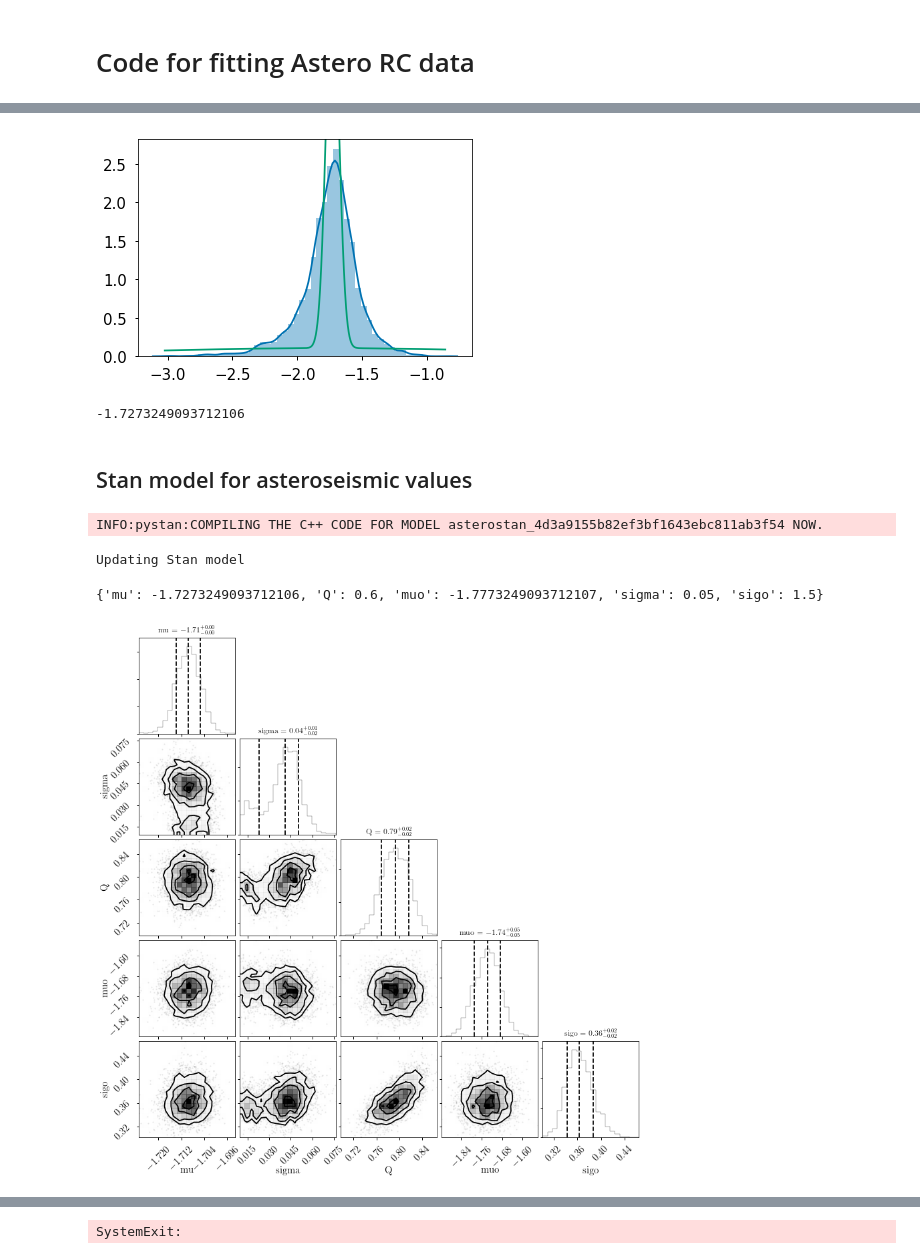
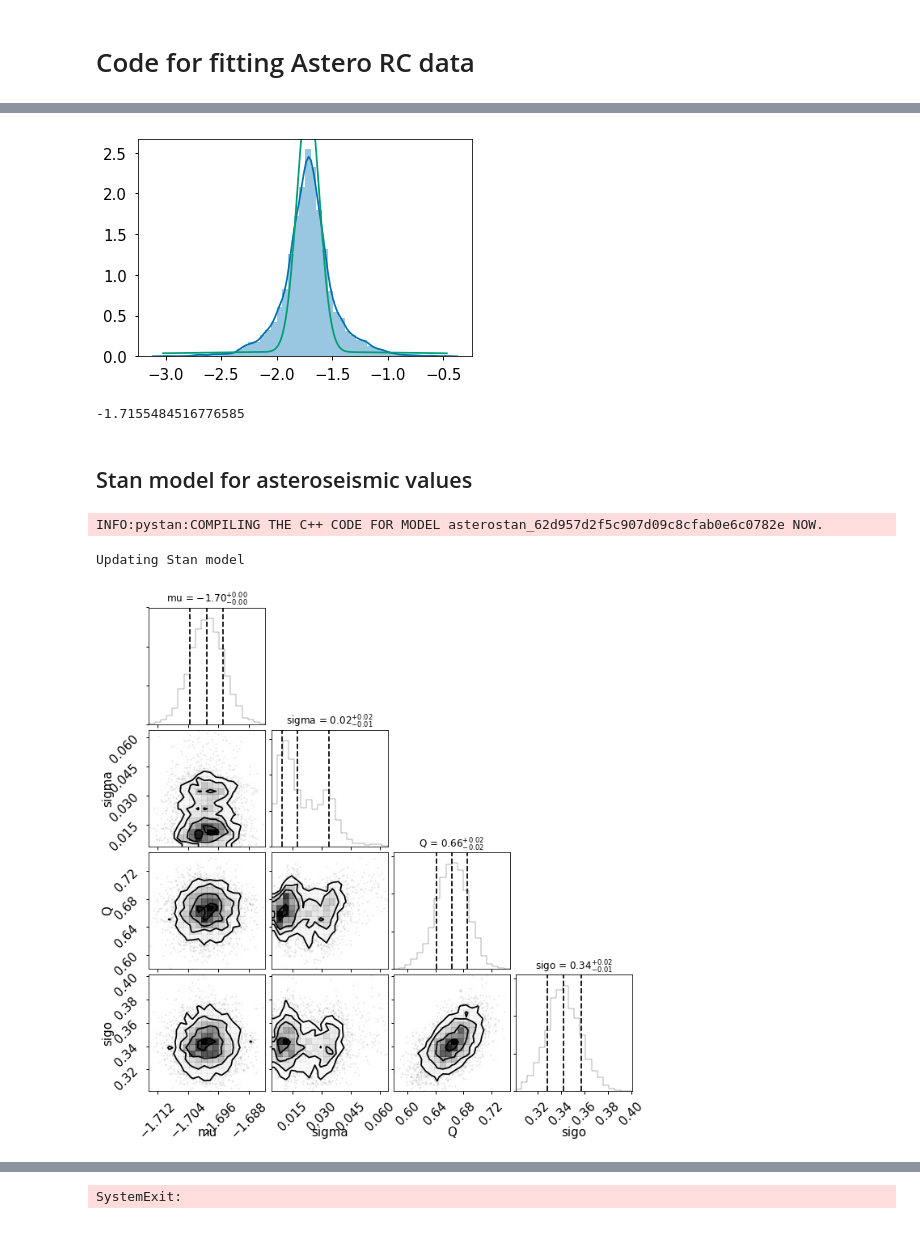
Before and after one commit to ojhall94/GAIA, a Jupyter notebook: hbmm_yu18_ast.ipynb, the cells around one changed output, grey strips where cells are left out. Saved outputs shown, nothing was run; the diff lists cells and outputs as text; code cells hidden in the pictures.

```diff
--- a/hbmm_yu18_ast.ipynb
+++ b/hbmm_yu18_ast.ipynb
@@ -16,7 +16,7 @@ import pystan
 import os
 import pickle
 
-els = True
+els = False
 
 import sys
 # %%
@@ -59,10 +56,10 @@ df.head(2)
 Ks = df.ast_MKs.values
 x = np.linspace(Ks.min(),Ks.max(),1000)
 
-rQ = 0.6
+rQ = 0.8
 rmu = np.median(Ks)
 rmuo = np.median(Ks) - 0.05
-rsigma = .05
+rsigma = .1
 rsigo = 1.5
 
 rfg = normal(x, rmu, rsigma)
@@ -75,8 +72,8 @@ plt.show()
 
 print(np.median(Ks))
 # %% [output]
-[figure, old version]
+[figure, new version]
--1.7273249093712106
+-1.7155484516776585
 # %% [markdown]
 ## Stan model for asteroseismic values
 # %%
@@ -99,26 +96,24 @@ parameters {
 }
 transformed parameters{
     real Mtrue[N];
-    real tsigo;
 
     for (n in 1:N){
-        Mtrue[n] = mu + sigma*Mtrue_std[n];
+        Mtrue[n] = mu + Mtrue_std[n];
     }
-    tsigo = sigo / sigma;
 }
 model {
-    mu ~ uniform(-2., -1.); //p(theta)
+    mu ~ uniform(-1.9, -1.5);  //p(theta)
     sigma ~ uniform(0., .3); //''
-    sigo ~ uniform(.3, 3.);  //''
-    Q ~ uniform(0., 1.);      //''
+    sigo ~ uniform(.3, 1.5);  //''
+    Q ~ uniform(0., 1.);    //''
 
     Mobs ~ normal(Mtrue, Munc); //p(D | theta, alpha)
 
     //p(alpha | theta)
     for (n in 1:N)
         target += log_mix(Q,
-                    normal_lpdf(Mtrue_std[n] | 0., 1.),
-                    normal_lpdf(Mtrue_std[n] | 0., tsigo));
+                    normal_lpdf(Mtrue_std[n] | 0., sigma),
+                    normal_lpdf(Mtrue_std[n] | 0.,  sigo));
 }
 '''
 model_path = 'asterostan.pkl'
@@ -137,10 +132,10 @@ else:
         with open(model_path, 'wb') as f:
             pickle.dump(sm, f)
 # %% [output]
-INFO:pystan:COMPILING THE C++ CODE FOR MODEL asterostan_4d3a9155b82ef3bf1643ebc811ab3f54 NOW.
+INFO:pystan:COMPILING THE C++ CODE FOR MODEL asterostan_62d957d2f5c907d09c8cfab0e6c0782e NOW.
 Updating Stan model
 # %%
-sel = df[:4000]
+sel = df[:2000]
 Mobs = sel.ast_MKs.values
 Munc = sel.ast_M_err.values
 m = sel.Kmag.values
@@ -151,21 +146,18 @@ dat = {'N': len(sel),
 init = {'mu': rmu,
        'sigma': rsigma,
         'muo' : rmuo,
-       'Q': rQ,
+        'Q': rQ,
        'sigo': rsigo}
-print(init)
 fit = sm.sampling(data=dat, iter=2000, chains=4, init=[init,init,init,init])
-# %% [output]
-{'mu': -1.7273249093712106, 'Q': 0.6, 'muo': -1.7773249093712107, 'sigma': 0.05, 'sigo': 1.5}
 # %%
 import corner
-chain = np.array([fit['mu'],fit['sigma'],fit['Q'],fit['muo'],fit['sigo']])
-corner.corner(chain.T,labels=['mu','sigma','Q','muo','sigo'],
+chain = np.array([fit['mu'],fit['sigma'],fit['Q'],fit['sigo']])
+corner.corner(chain.T,labels=['mu','sigma','Q','sigo'],
                   quantiles=[0.16, 0.5, 0.84],\
                   show_titles=True, title_kwargs={"fontsize": 12})
 plt.show()
 # %% [output]
-[figure, old version]
+[figure, new version]
 # %%
 fit.plot()
 plt.show()
```
Also changed, not shown: parts of 9 cells of this notebook, 4 other files.
